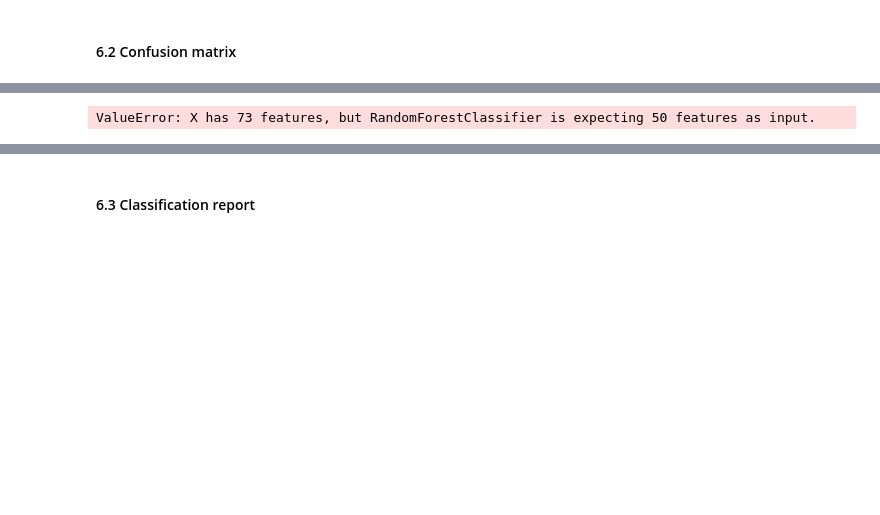
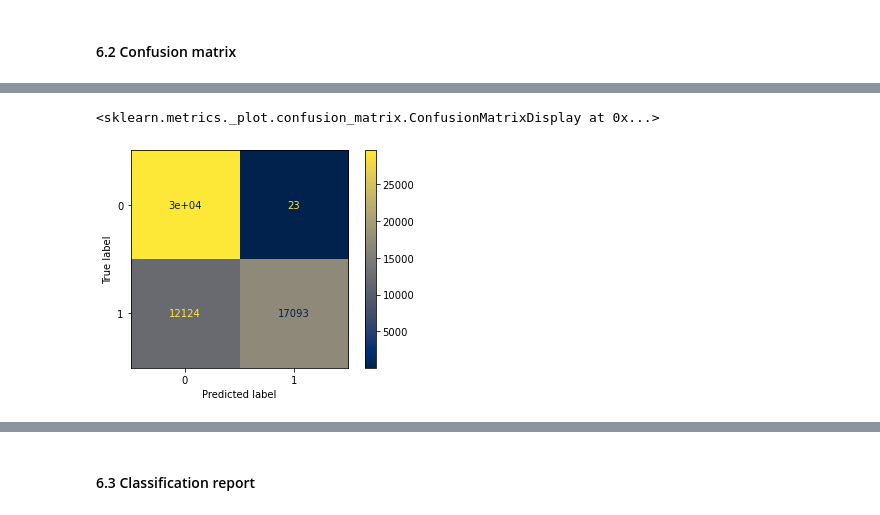
Before and after one commit to alittlesheepofGod/cse-cic-ids2018, a Jupyter notebook: 4-Training_Experiment_Random_Forest.ipynb, the cells around one changed output, grey strips where cells are left out. Cells and saved outputs as stored; diff of their text form; code cells hidden in the pictures; blank space fills up the shorter version.

```diff
--- a/4-Training_Experiment_Random_Forest.ipynb
+++ b/4-Training_Experiment_Random_Forest.ipynb
@@ -467,7 +467,8 @@ print(cm)
 # %%
-plot_confusion_matrix(model, X_test, y_test, cmap="cividis")
+plot_confusion_matrix(model, testdata, testlabel, cmap="cividis")
 # %% [output]
-ValueError: X has 73 features, but RandomForestClassifier is expecting 50 features as input.
+<sklearn.metrics._plot.confusion_matrix.ConfusionMatrixDisplay at 0x...>
+[figure, added]
 # %%
 # confusion matrix
 # 0 : benign, 1 : attack
```
Also changed, not shown: parts of 7 cells of this notebook, 6 other files.
